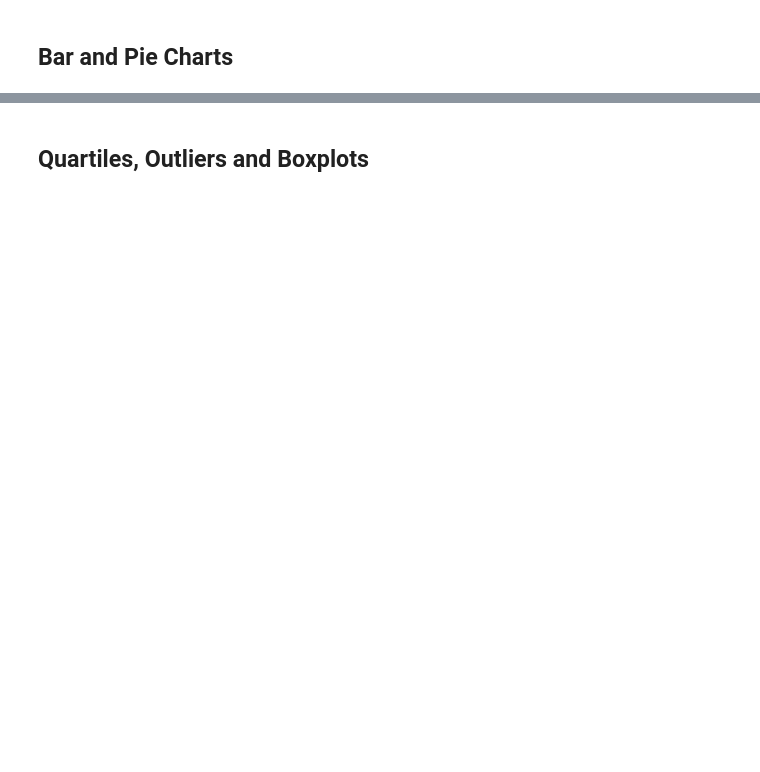
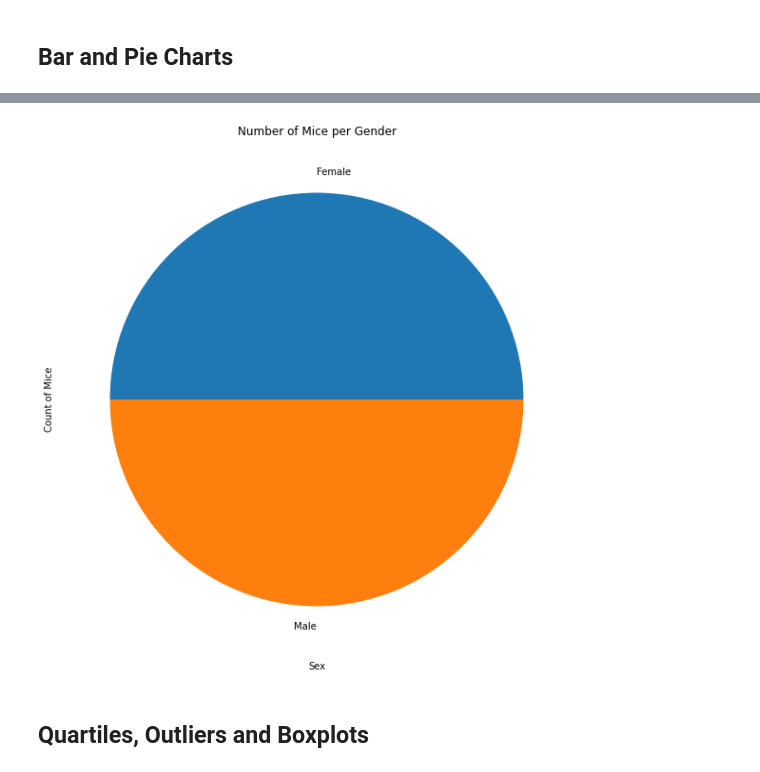
Before and after one commit to reyno255/matplotlib-challenge, a Jupyter notebook: Instructions/Pymaceuticals/main.ipynb, the cells around one changed output, grey strips where cells are left out. Cells and saved outputs as stored; diff of their text form; code cells hidden in the pictures; blank space fills up the shorter version.

```diff
--- a/Instructions/Pymaceuticals/main.ipynb
+++ b/Instructions/Pymaceuticals/main.ipynb
@@ -162,5 +186,17 @@ count_gph
 # %%
 # Generate a pie plot showing the distribution of female versus male mice using pyplot
+x_values = grouped_sex_df.index.tolist()
+y_values = grouped_sex_df
+
+fig = plt.figure(figsize=(10, 10))
+plt.pie(y_values, labels=x_values)
+
+plt.xlabel("Sex")
+plt.ylabel("Count of Mice")
+plt.title("Number of Mice per Gender")
+plt.show()
+# %% [output]
+[figure, added]
 # %% [markdown]
 ## Quartiles, Outliers and Boxplots
 # %%
```
Also changed, not shown: parts of 9 cells of this notebook.
